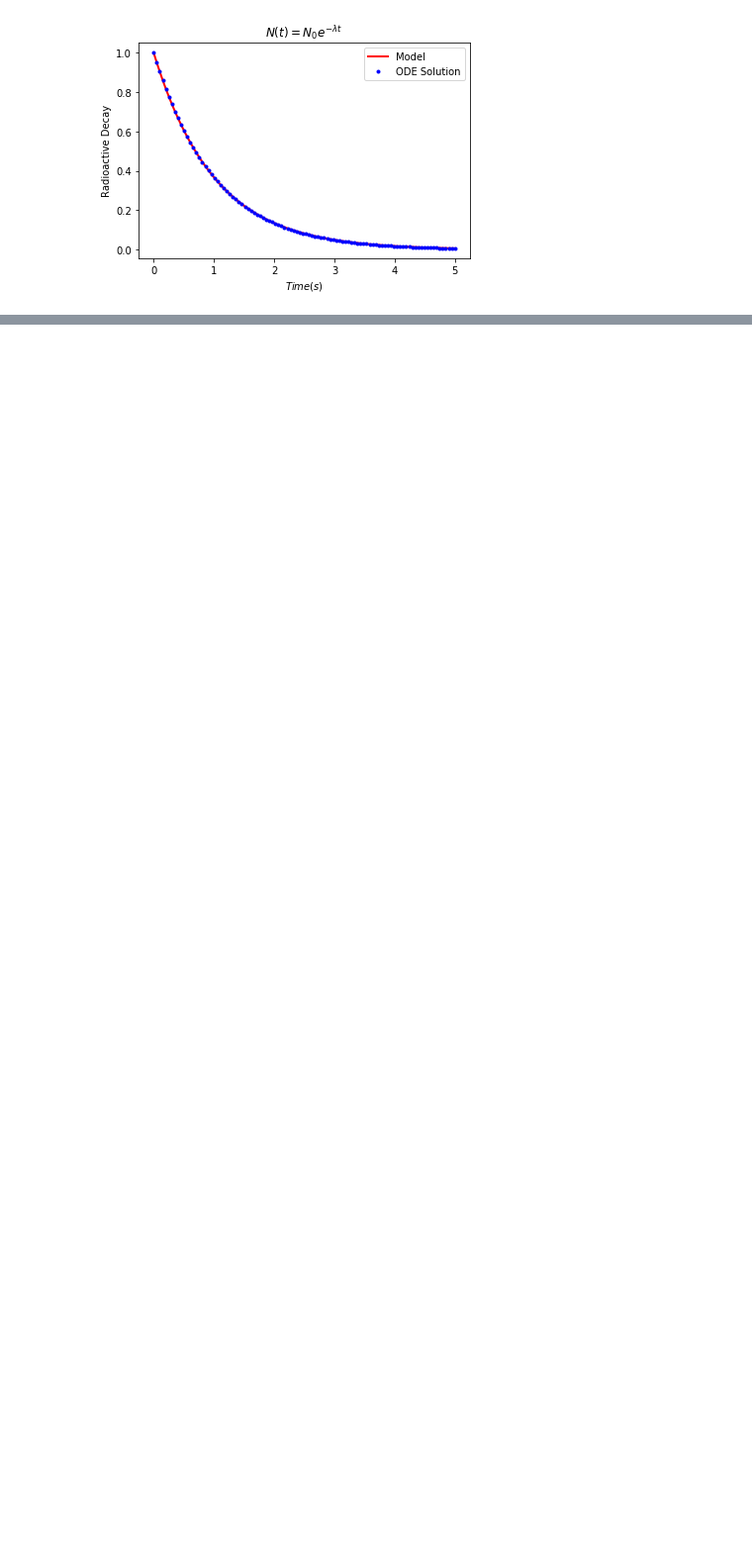
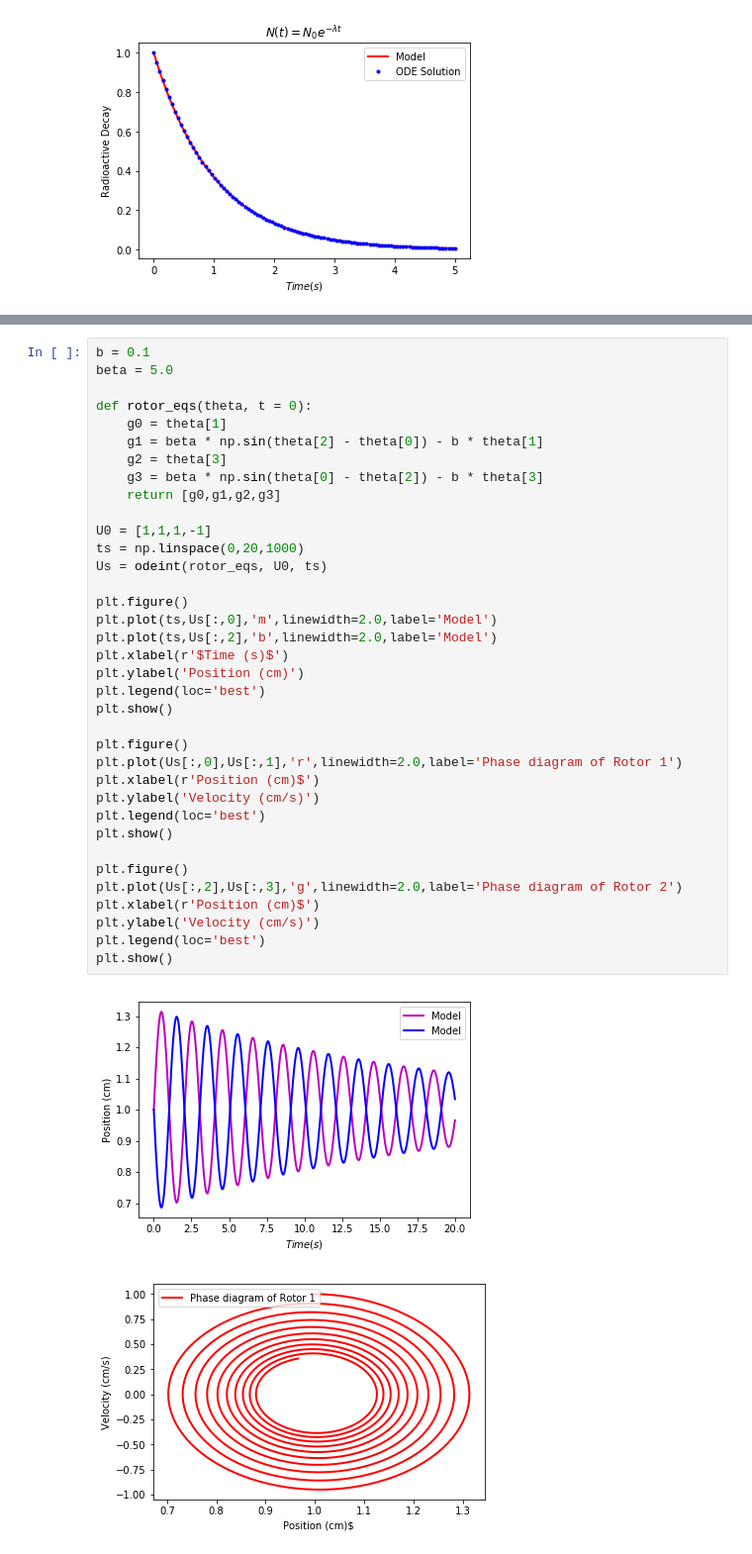
Before and after one commit to ignaciop/python_varios, a Jupyter notebook: playground.ipynb, the cells around one changed output, grey strips where cells are left out. Shown at 99% size. Drawn from its saved outputs; the diff is of its cells as text; blank space fills up the shorter version.

Commit message:
Rotors

```diff
--- a/playground.ipynb
+++ b/playground.ipynb
@@ -713,0 +738,39 @@ plt.show()
+# %%
+b = 0.1
+beta = 5.0
+
+def rotor_eqs(theta, t = 0):
+    g0 = theta[1]
+    g1 = beta * np.sin(theta[2] - theta[0]) - b * theta[1]
+    g2 = theta[3]
+    g3 = beta * np.sin(theta[0] - theta[2]) - b * theta[3]
+    return [g0,g1,g2,g3]
+
+U0 = [1,1,1,-1]
+ts = np.linspace(0,20,1000)
+Us = odeint(rotor_eqs, U0, ts)
+
+plt.figure()
+plt.plot(ts,Us[:,0],'m',linewidth=2.0,label='Model')
+plt.plot(ts,Us[:,2],'b',linewidth=2.0,label='Model')
+plt.xlabel(r'$Time (s)$')
+plt.ylabel('Position (cm)')
+plt.legend(loc='best')
+plt.show()
+
+plt.figure()
+plt.plot(Us[:,0],Us[:,1],'r',linewidth=2.0,label='Phase diagram of Rotor 1')
+plt.xlabel(r'Position (cm)$')
+plt.ylabel('Velocity (cm/s)')
+plt.legend(loc='best')
+plt.show()
+
+plt.figure()
+plt.plot(Us[:,2],Us[:,3],'g',linewidth=2.0,label='Phase diagram of Rotor 2')
+plt.xlabel(r'Position (cm)$')
+plt.ylabel('Velocity (cm/s)')
+plt.legend(loc='best')
+plt.show()
+# %% [output]
+[figure, added]
+[figure, added]
```
Also changed, not shown: parts of 7 cells of this notebook, 1 other file.
